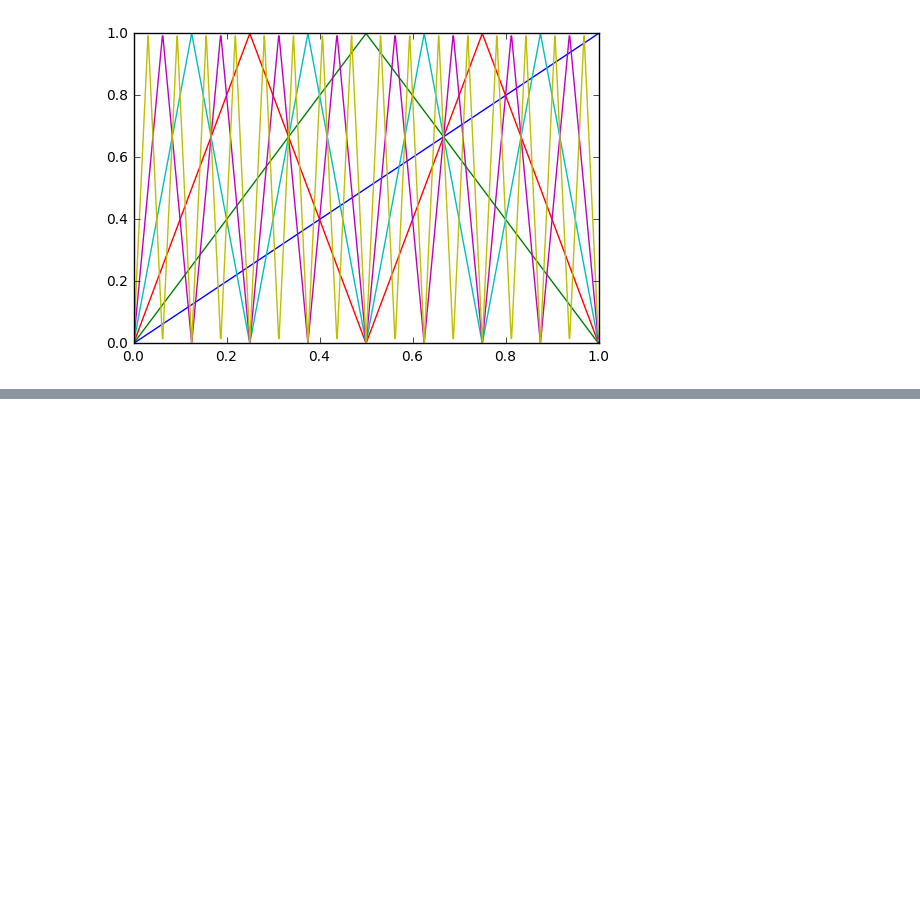
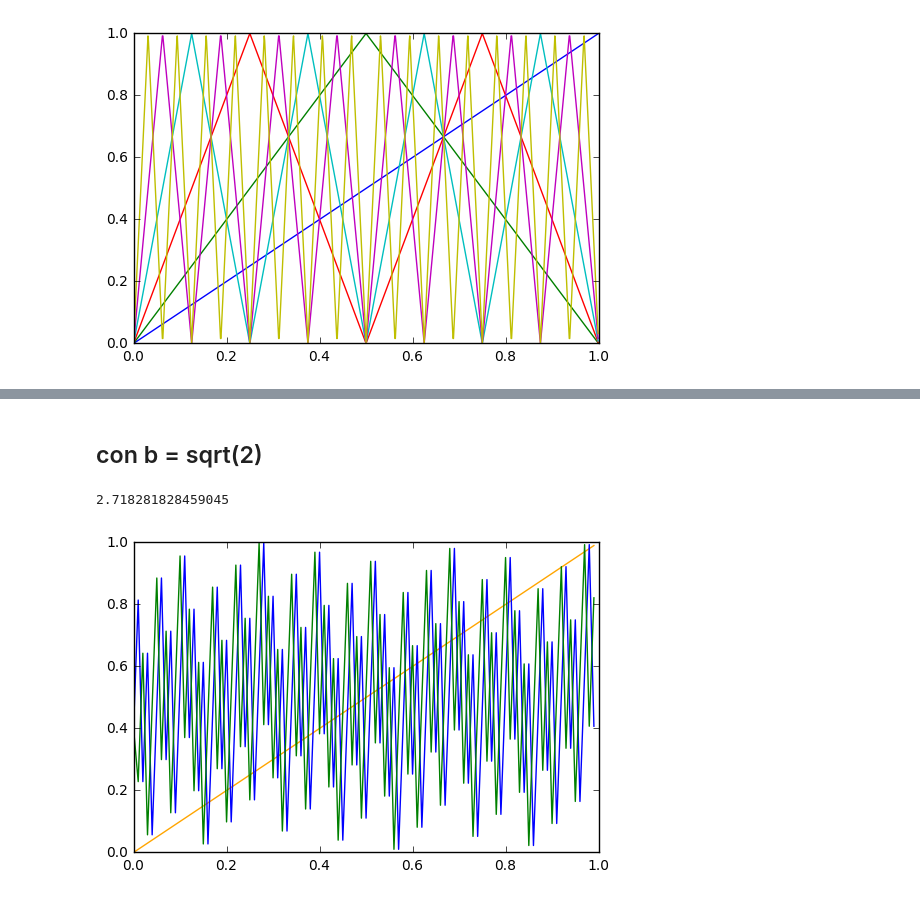
Before and after one commit to rgarcia-herrera/sistemas-dinamicos, a Jupyter notebook: estabilidad.ipynb, the cells around one changed output, grey strips where cells are left out. Saved outputs shown, nothing was run; the diff lists cells and outputs as text; code cells hidden in the pictures; blank space fills up the shorter version.

```diff
--- a/estabilidad.ipynb
+++ b/estabilidad.ipynb
@@ -66,0 +70,16 @@ fig = plt.plot(y,x)
+# %% [markdown]
+## con b = sqrt(2)
+# %%
+x = [0.4,]
+x1 = [0.4,]
+b = np.sqrt(2)
+
+for t in range(len(y)-1):
+    x.append(f(x[t], b))
+    x1.append(f(f(x[t], b), b))
+fig = plt.plot(y,y, color="orange")
+fig = plt.plot(y,x)
+fig = plt.plot(y, x1)
+# %% [output]
+2.718281828459045
+[figure, added]
```
Also changed, not shown: parts of 6 cells of this notebook.
